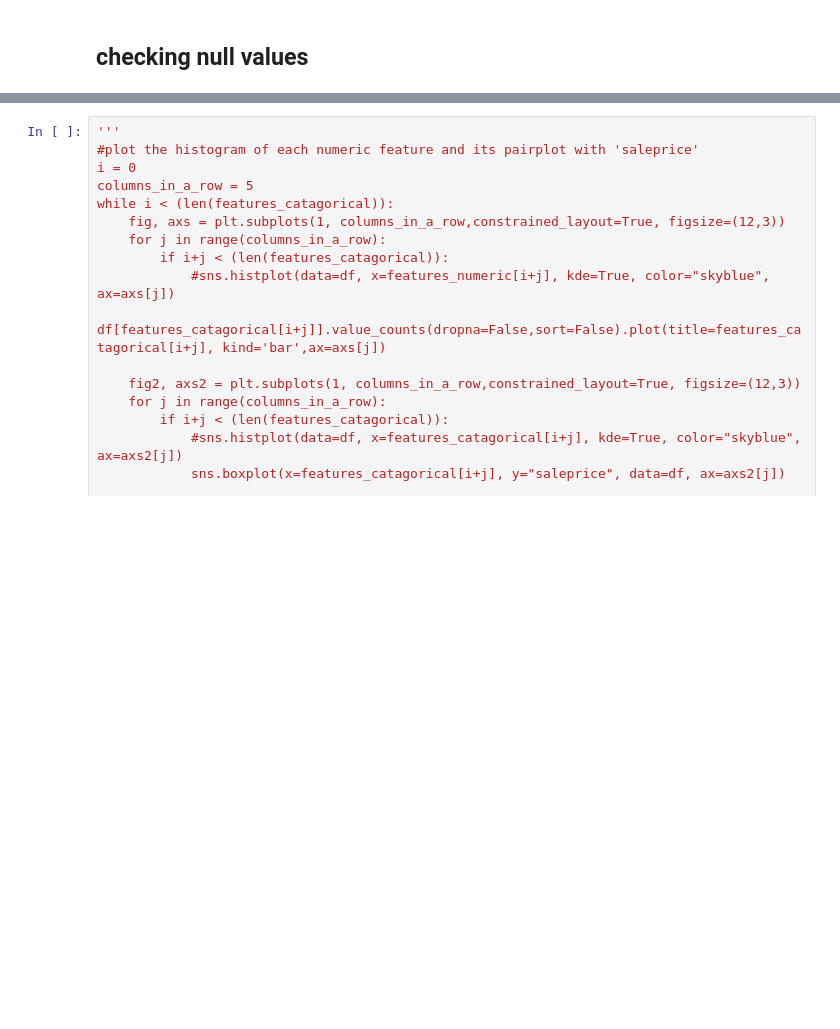
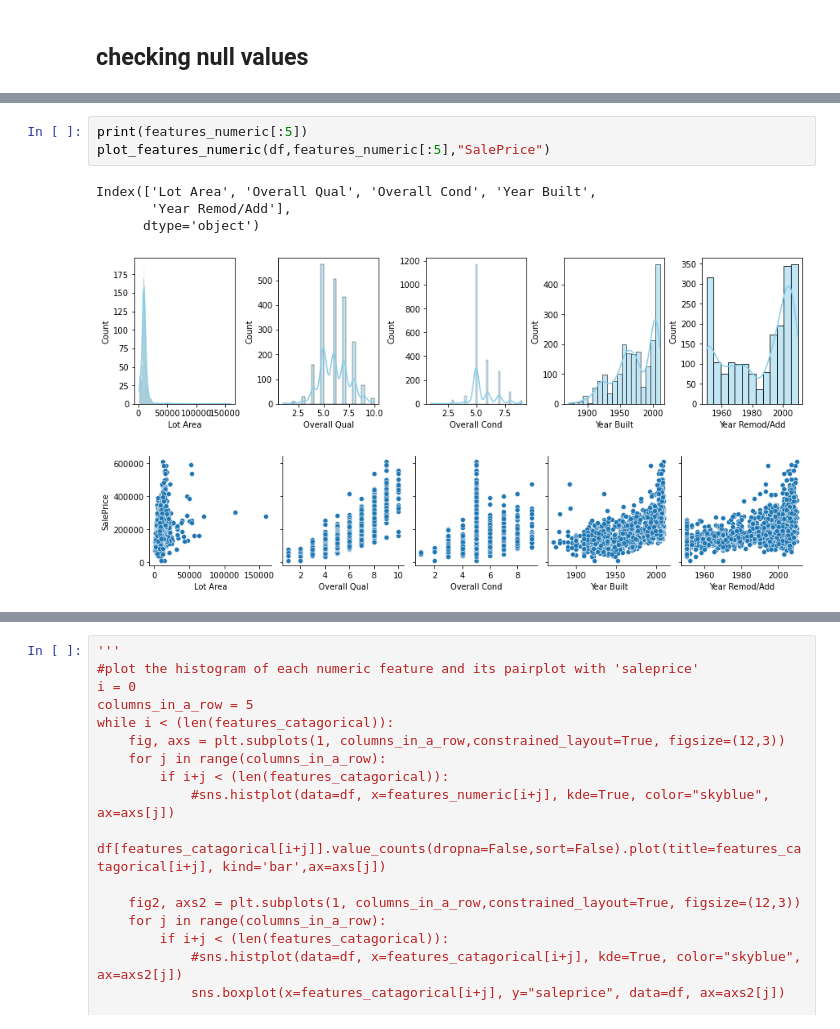
Before and after one commit to oliverfyh/Project-Ames-Housing-Data-and-Kaggle-Challenge, a Jupyter notebook: code/starter-code.ipynb, the cells around one changed output, grey strips where cells are left out. Cells and saved outputs as stored; diff of their text form; blank space fills up the shorter version.

```diff
--- a/code/starter-code.ipynb
+++ b/code/starter-code.ipynb
@@ -301,0 +310,9 @@ Index(['ms_subclass', 'sale_type', 'paved_drive', 'garage_cond', 'garage_qual',
+# %%
+print(features_numeric[:5])
+plot_features_numeric(df,features_numeric[:5],"SalePrice")
+# %% [output]
+Index(['Lot Area', 'Overall Qual', 'Overall Cond', 'Year Built',
+       'Year Remod/Add'],
+      dtype='object')
+[figure, added]
+[figure, added]
```
Also changed, not shown: parts of 101 cells of this notebook.
